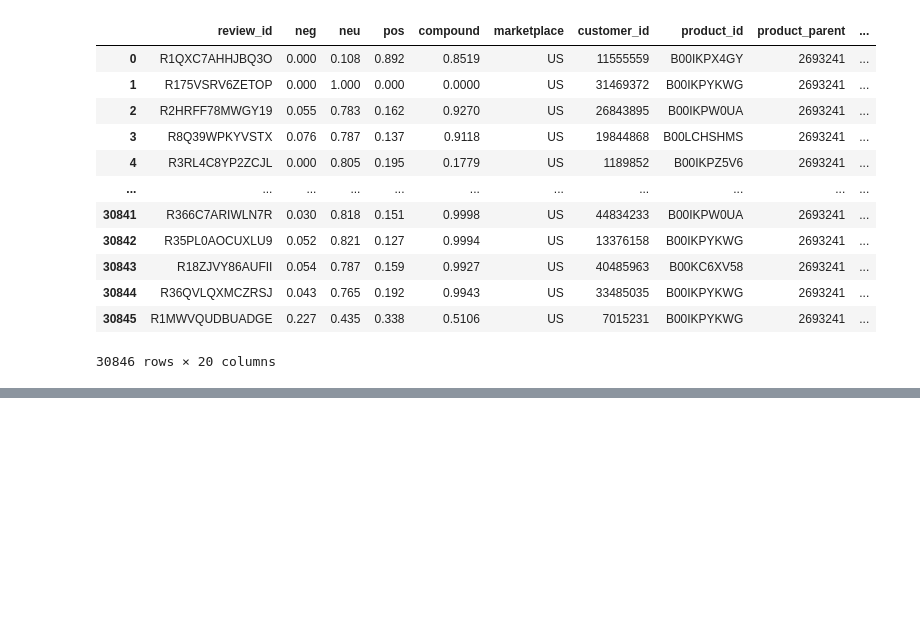
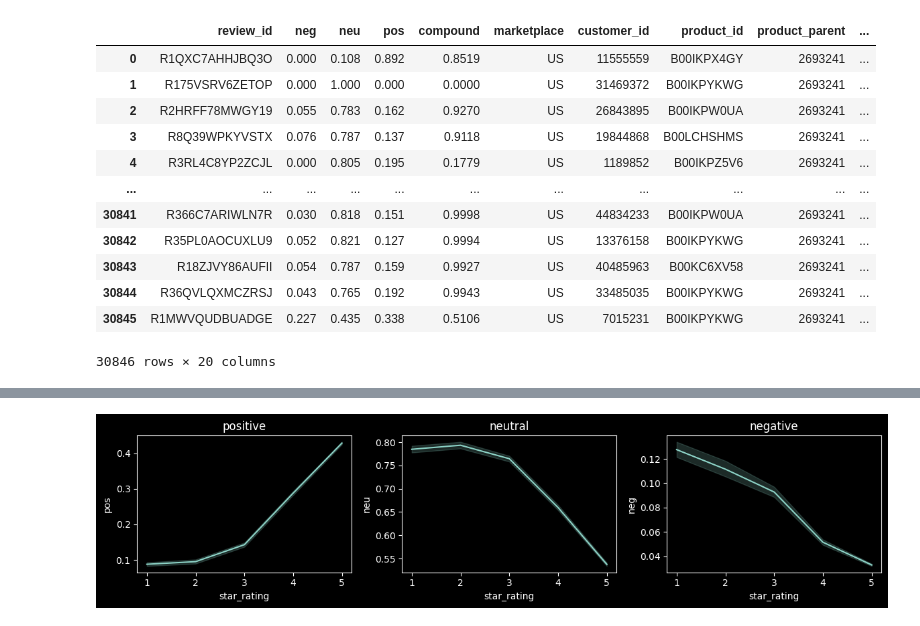
Before and after one commit to devvaii/NLP_sentiment_analysis, a Jupyter notebook: sentiment_analysis_NLP.ipynb, the cells around one changed output, grey strips where cells are left out. Cells and saved outputs as stored; diff of their text form; code cells hidden in the pictures; blank space fills up the shorter version.

```diff
--- a/sentiment_analysis_NLP.ipynb
+++ b/sentiment_analysis_NLP.ipynb
@@ -229,0 +236,11 @@ vaders
+# %%
+#plotting subplots to see relation on how the scores vary
+
+fig,axs=plt.subplots(1,3,figsize=(12,3))
+sns.lineplot(data=vaders,x='star_rating',y='pos',ax=axs[0]).set(title='positive')
+sns.lineplot(data=vaders,x='star_rating',y='neu',ax=axs[1]).set(title='neutral')
+sns.lineplot(data=vaders,x='star_rating',y='neg',ax=axs[2]).set(title='negative')
+plt.tight_layout()
+plt.show()
+# %% [output]
+[figure, added]
```
Also changed, not shown: parts of 12 cells of this notebook.
